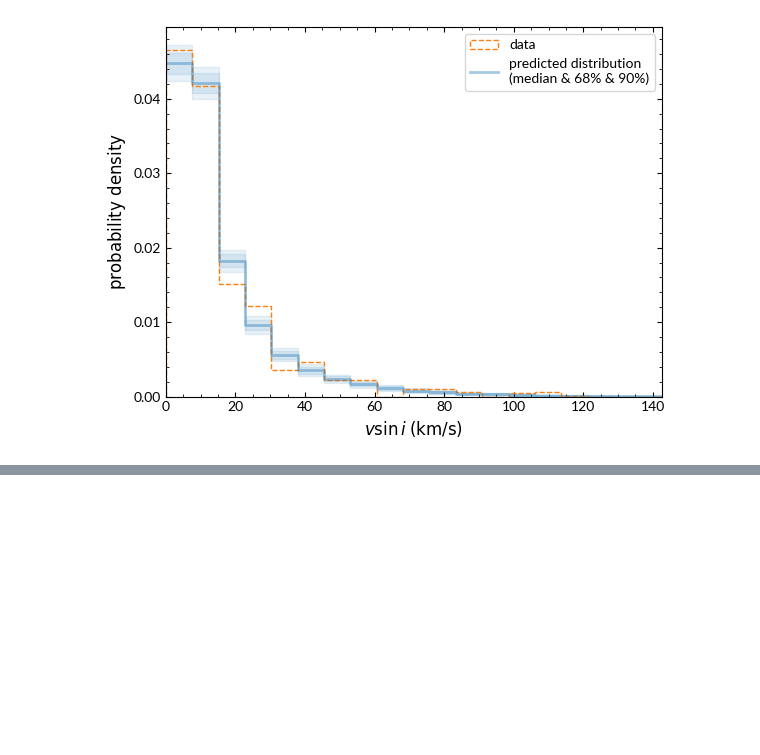
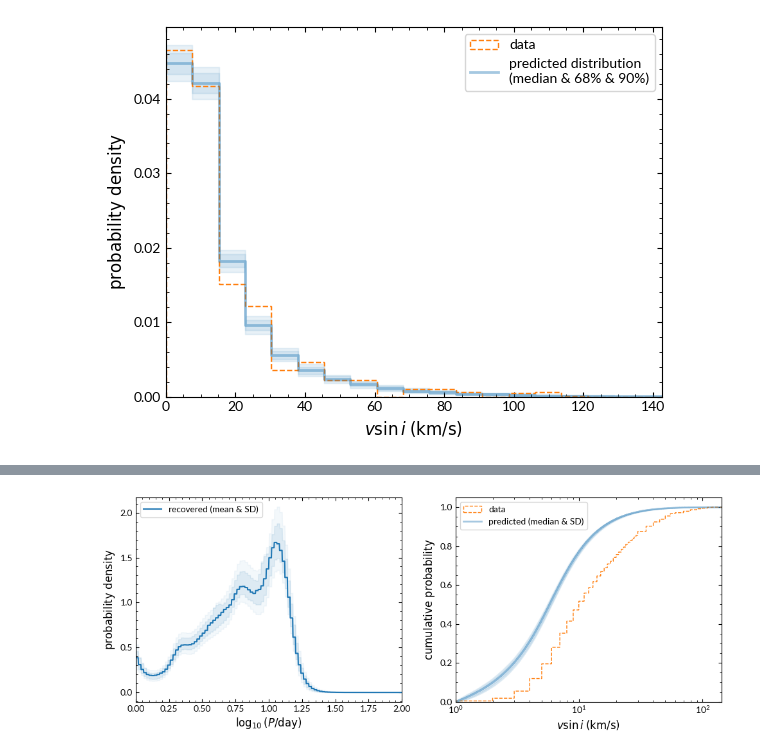
Before and after one commit to SarahBarbosa/ring-like-structure, a Jupyter notebook: docs/TESTE_MASUDA.ipynb, the cells around one changed output, grey strips where cells are left out. Cells and saved outputs as stored; diff of their text form; code cells hidden in the pictures; blank space fills up the shorter version.

```diff
--- a/docs/TESTE_MASUDA.ipynb
+++ b/docs/TESTE_MASUDA.ipynb
@@ -831,0 +857,63 @@ plt.savefig(basename + "-vsini.png", dpi=200, bbox_inches="tight")
+# %%
+# Aqui eu só estou recuperando os dados que fizemos anteriormente
+datadir = outdir
+logpmin, logpmax = 0., 2.0  # 0 - 100 DIAS
+plikes = []
+
+for i in range(len(df)):
+    fname = datadir + str(int(df.iloc[i]["HIP"])).zfill(6) + "_plike.txt"
+    _d = pd.read_csv(fname, sep=r"\s+", names=["p", "like"])
+
+    if np.sum(_d.like != _d.like):
+        print(f"{fname} inclui valores ausentes.")
+    else:
+        _d["like_prob"] = _d.like * np.median(np.diff(np.log10(_d.p)))
+        _d["log10p"] = np.log10(_d.p)
+        idx = (logpmin < _d.log10p) & (_d.log10p < logpmax)
+        plikes.append(_d[idx].reset_index(drop=True))
+# %%
+bins, h, bins_cum, hc, _s = sample_vsini_gcs(df, mcmc_loaded, len(df), log=True)
+b = np.r_[bins_cum[0], np.repeat(bins_cum[1:-1], 2), bins_cum[-1]]
+# %%
+logpgrid = jnp.array(jnp.log10(jnp.array(plikes[0]["p"])))
+lna = np.array(mcmc_loaded.get_samples()["lna"])
+lnc = np.array(mcmc_loaded.get_samples()["lnc"])
+priors = np.array(mcmc_loaded.get_samples()["priors"])
+
+q = np.percentile(priors, [16, 50, 84], axis=0)
+q2 = np.percentile(priors, [5, 95], axis=0)
+qmean = np.mean(priors, axis=0)
+qstd = np.std(priors, axis=0)
+
+
+fig, (ax1, ax2) = plt.subplots(1, 2, figsize=(10, 4))
+
+# Primeiro gráfico
+ax1.plot(logpgrid, q[1], color="C0", label="recovered (mean & SD)")
+ax1.fill_between(logpgrid, q[0], q[2], color="C0", alpha=0.1)
+ax1.fill_between(logpgrid, q2[0], q2[1], color="C0", alpha=0.05)
+
+ax1.set_xlabel("$\log_{10}(P/\mathrm{day})$")
+ax1.set_ylabel("$\mathrm{probability\ density}$")
+ax1.set_xlim(logpmin, logpmax)
+ax1.legend()
+
+# Segundo gráfico
+sigv = 0
+q = np.percentile(hc, [5, 16, 50, 84, 95], axis=0)
+
+ax2.hist(np.sqrt(df.vsini**2-sigv**2), bins=bins_cum, histtype='step', cumulative=True, density=True, color='C1', ls='dashed', lw=1, label="data")
+ax2.plot(b, np.repeat(q[2], 2), '-', color='C0', lw=2, alpha=0.4, label=u"predicted (median & SD)")
+plt.fill_between(b, np.repeat(q[1], 2), np.repeat(q[3], 2), color="C0", alpha=0.1)
+plt.fill_between(b, np.repeat(q[0], 2), np.repeat(q[4], 2), color="C0", alpha=0.1)
+
+ax2.set_xscale("log")
+ax2.set_xlim(bins_cum[0], bins_cum[-1]*0.99)
+ax2.set_xlabel("$v\sin i$ $(\mathrm{km/s})$")
+ax2.set_ylabel("$\mathrm{cumulative\ probability}$")
+ax2.legend(loc="best")
+
+plt.tight_layout()
+plt.show()
+# %% [output]
+[figure, added]
```
Also changed, not shown: parts of 9 cells of this notebook, 3 other files.
